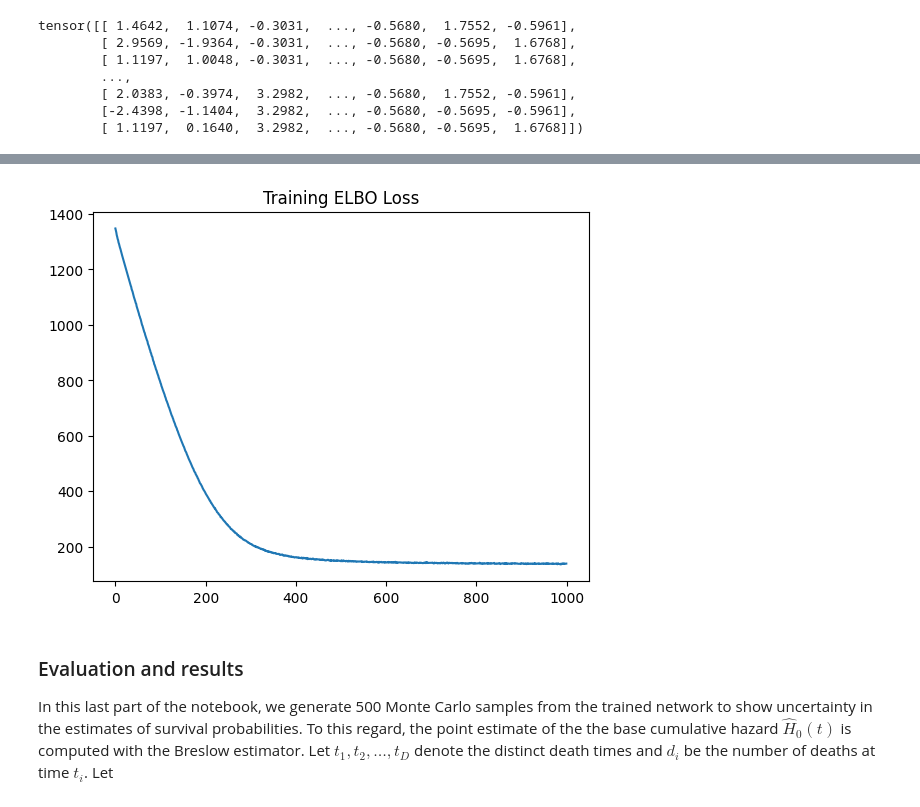
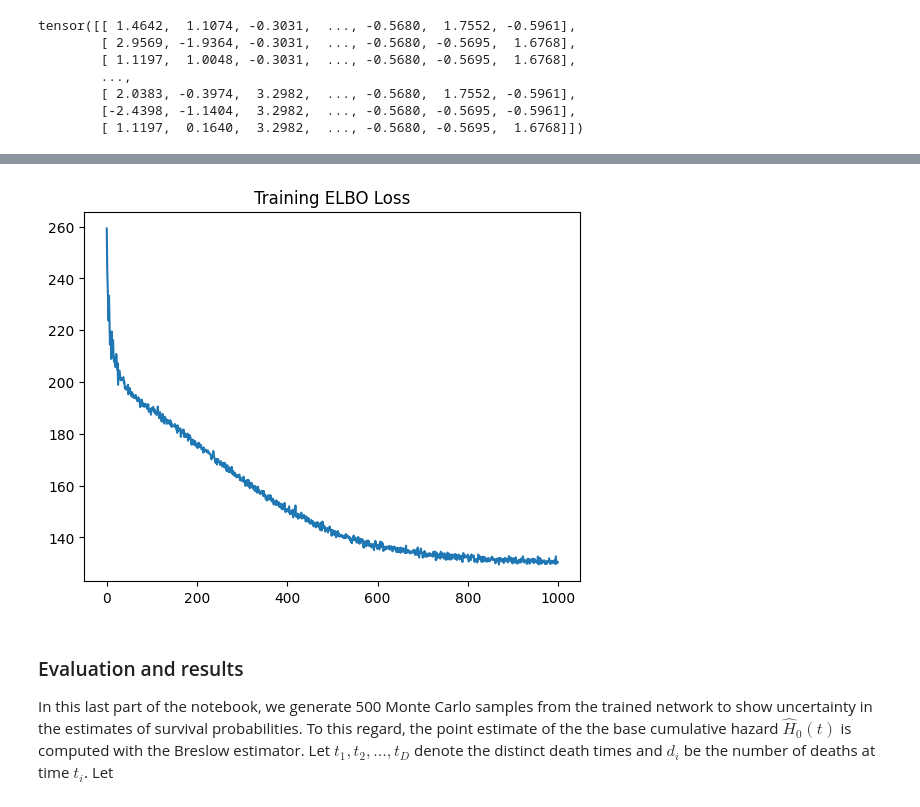
Before and after one commit to GioZd/Cox-BNN, a Jupyter notebook: cox-bnn.ipynb, the cells around one changed output, grey strips where cells are left out. Drawn from its saved outputs; the diff is of its cells as text; code cells hidden in the pictures.

```diff
--- a/cox-bnn.ipynb
+++ b/cox-bnn.ipynb
@@ -387,9 +428,9 @@ Epoch   999, Average loss 139.610 (of which 8.131 KL)KL))
 # %%
-plt.plot(losses)
+plt.plot(losses_0)
 plt.title("Training ELBO Loss")
 plt.show()
 # %% [output]
-[figure, old version]
+[figure, new version]
 # %% [markdown]
 ### Evaluation and results
 
```
Also changed, not shown: parts of 24 cells of this notebook.
